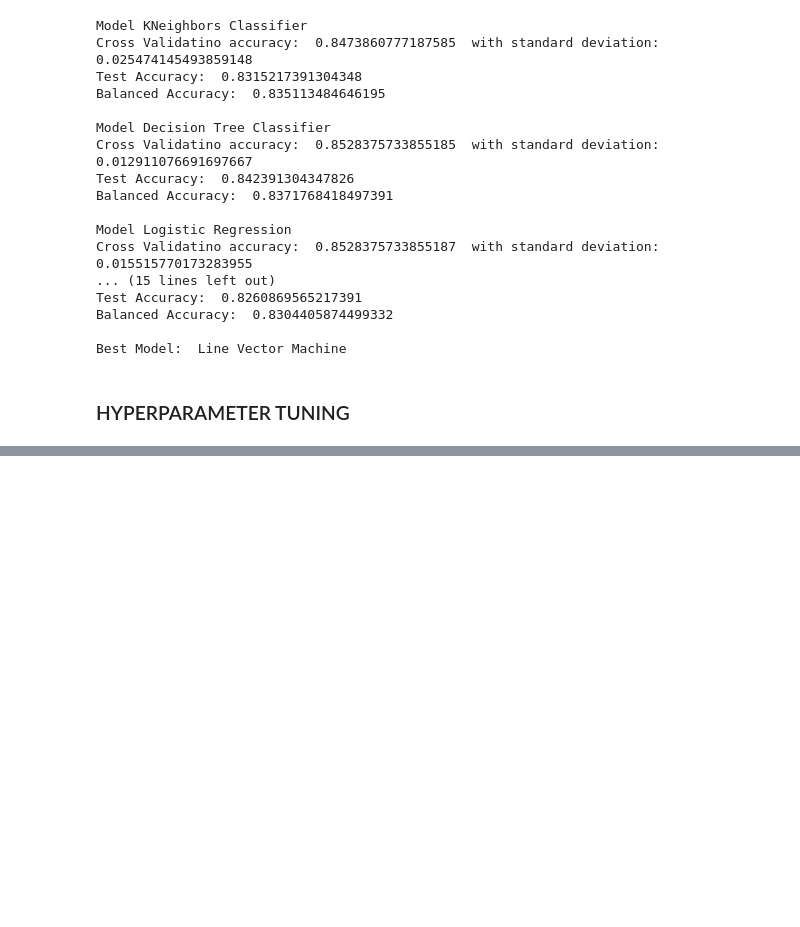
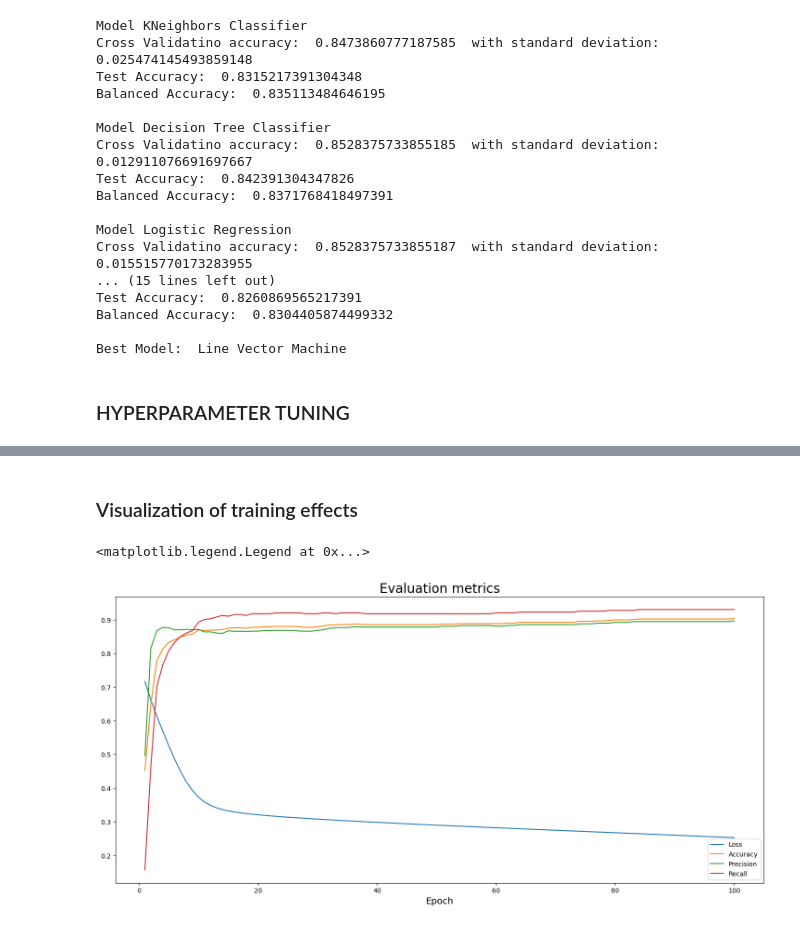
Before and after one commit to karolah713/uwm-ML, a Jupyter notebook: zaliczenie/analiza_hearts_dataset_v3.ipynb, the cells around one changed output, grey strips where cells are left out. Drawn from its saved outputs; the diff is of its cells as text; code cells hidden in the pictures; blank space fills up the shorter version.

```diff
--- a/zaliczenie/analiza_hearts_dataset_v3.ipynb
+++ b/zaliczenie/analiza_hearts_dataset_v3.ipynb
@@ -1267,0 +1279,17 @@ Accuracy: 0.842391304347826
+# %%
+model = tf.keras.Sequential([
+    Input(shape=(X_train_reduced.shape[1],)),
+    Dense(32, activation='relu'),
+    Dense(16, activation='relu'),
+    Dense(1, activation='sigmoid')
+])
+# %%
+model.compile(
+    loss='binary_crossentropy',
+    optimizer='adam',
+    metrics=[
+        'accuracy',
+        'precision',
+        'recall',
+    ],
+)
@@ -1267,0 +1314,4 @@ Accuracy: 0.842391304347826
+# %%
+early_stopping = tf.keras.callbacks.EarlyStopping(monitor='loss', patience=20)
+# %%
+history = model.fit(X_train_reduced, y_train, epochs=100, batch_size=64,callbacks=[early_stopping], validation_data=(X_test_reduced, y_test))
@@ -1267,0 +1344,27 @@ Accuracy: 0.842391304347826
+# %% [markdown]
+### Visualization of training effects
+# %%
+rcParams['figure.figsize'] = (18, 8)
+
+plt.plot(
+    np.arange(1, 101),
+    history.history['loss'], label='Loss'
+)
+plt.plot(
+    np.arange(1, 101),
+    history.history['accuracy'], label='Accuracy'
+)
+plt.plot(
+    np.arange(1, 101),
+    history.history['precision'], label='Precision'
+)
+plt.plot(
+    np.arange(1, 101),
+    history.history['recall'], label='Recall'
+)
+plt.title('Evaluation metrics', size=20)
+plt.xlabel('Epoch', size=14)
+plt.legend()
+# %% [output]
+<matplotlib.legend.Legend at 0x...>
+[figure, added]
```
Also changed, not shown: parts of 13 cells of this notebook.
